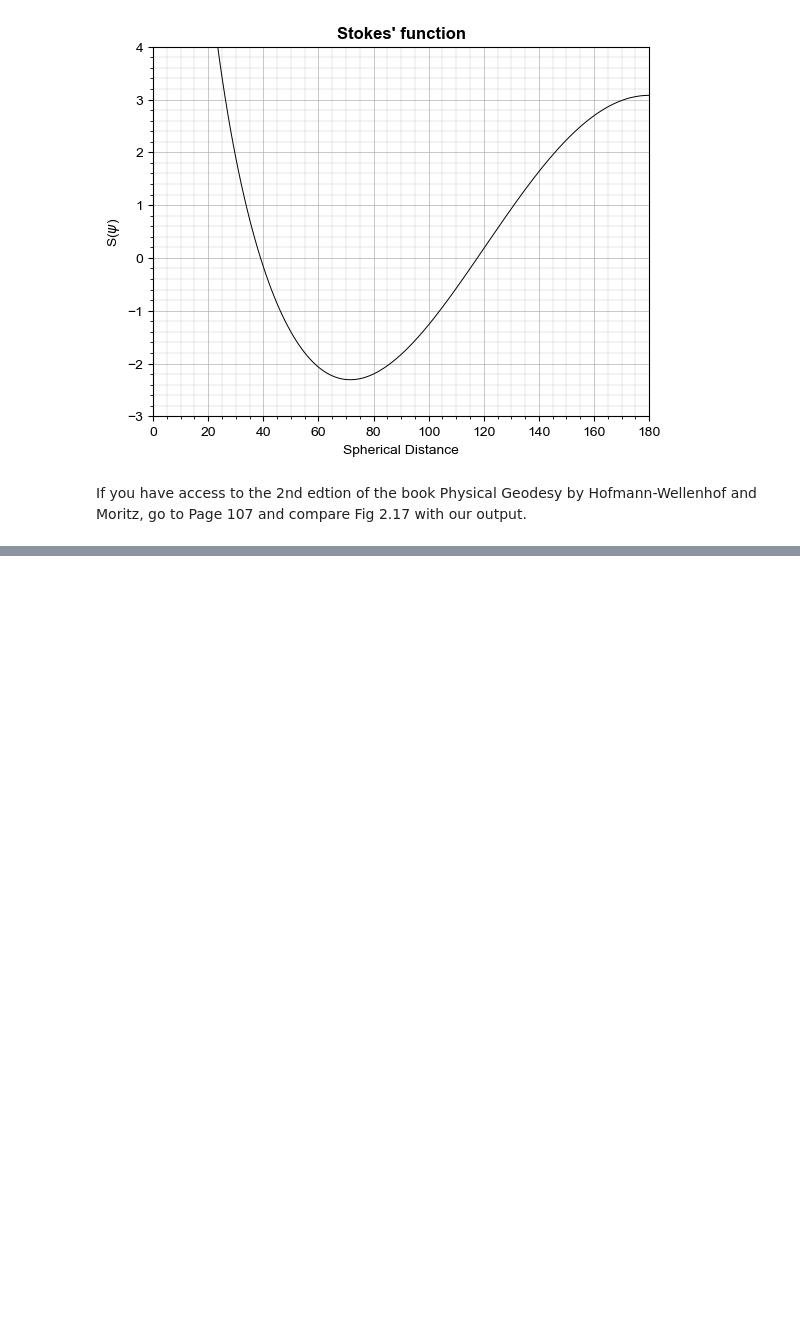
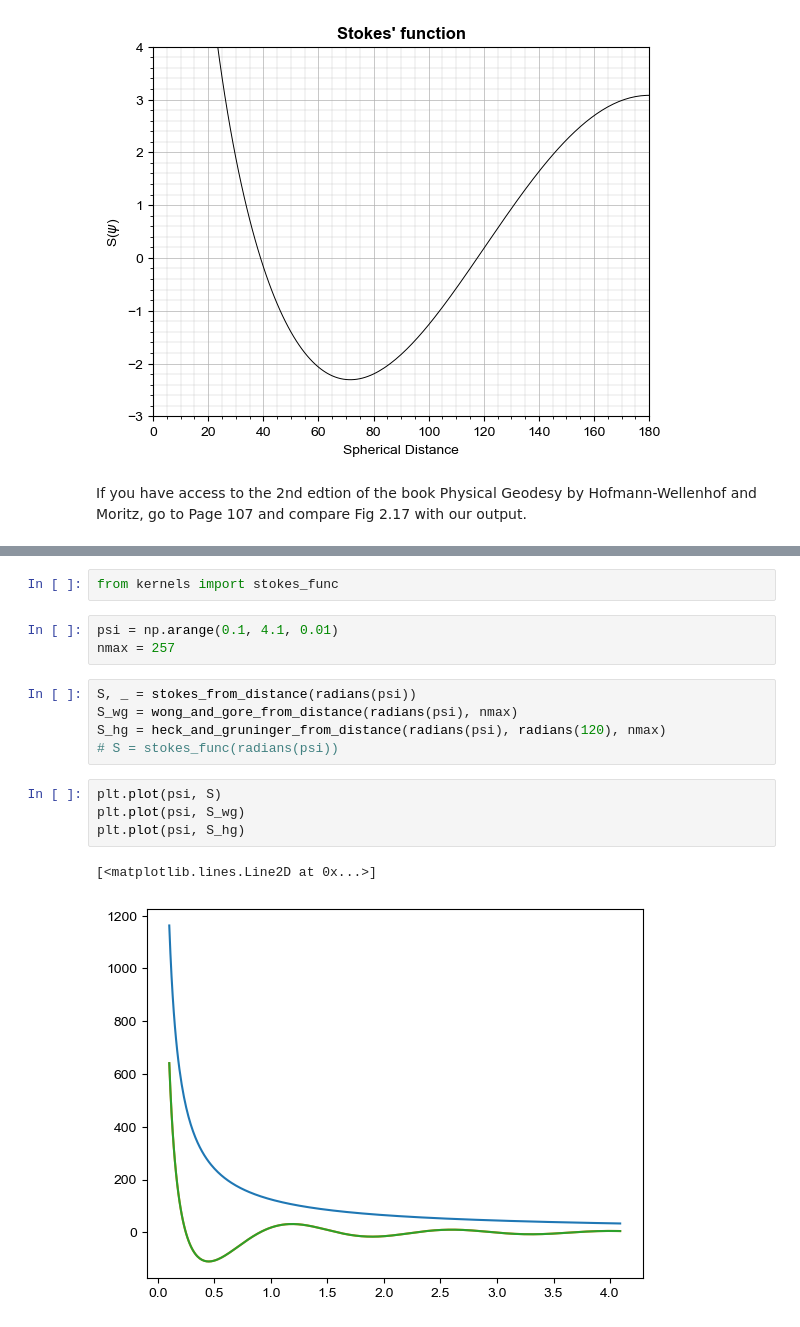
Before and after one commit to cikelly/geoidlab, a Jupyter notebook: Notebooks/Kernels.ipynb, the cells around one changed output, grey strips where cells are left out. Cells and saved outputs as stored; diff of their text form; blank space fills up the shorter version.

```diff
--- a/Notebooks/Kernels.ipynb
+++ b/Notebooks/Kernels.ipynb
@@ -51,0 +168,17 @@ Stokes's function: [ 34.39515757 124.73734783 124.73734783  17.67587765  34.3951
+# %%
+from kernels import stokes_func
+# %%
+psi = np.arange(0.1, 4.1, 0.01)
+nmax = 257
+# %%
+S, _ = stokes_from_distance(radians(psi))
+S_wg = wong_and_gore_from_distance(radians(psi), nmax)
+S_hg = heck_and_gruninger_from_distance(radians(psi), radians(120), nmax)
+# S = stokes_func(radians(psi))
+# %%
+plt.plot(psi, S)
+plt.plot(psi, S_wg)
+plt.plot(psi, S_hg)
+# %% [output]
+[<matplotlib.lines.Line2D at 0x...>]
+[figure, added]
```
Also changed, not shown: parts of 6 cells of this notebook, 1 other file.
